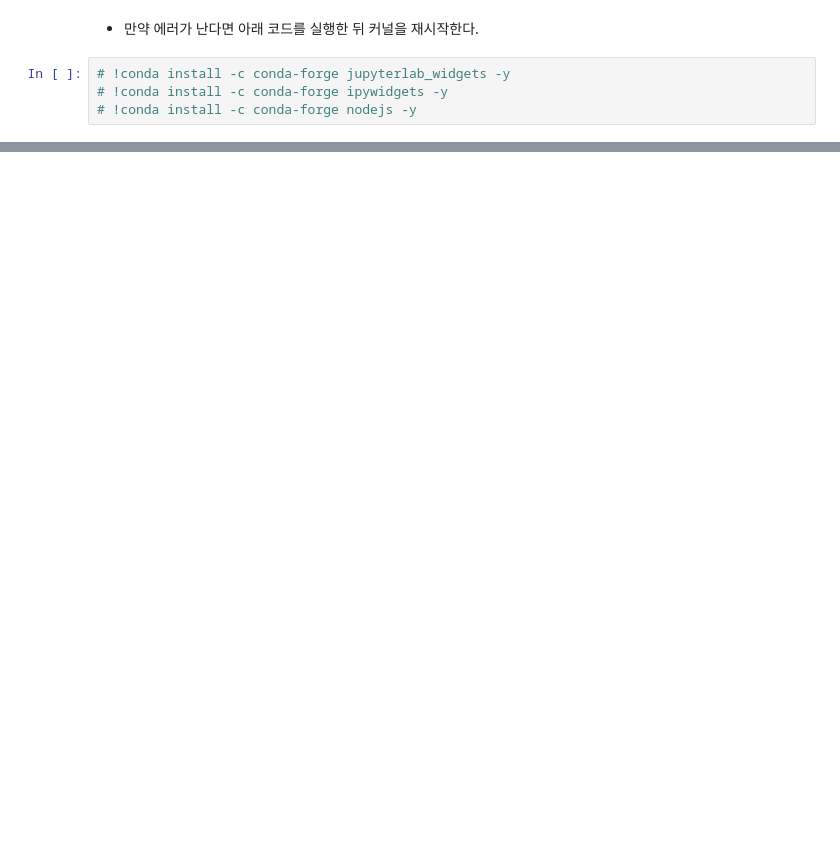
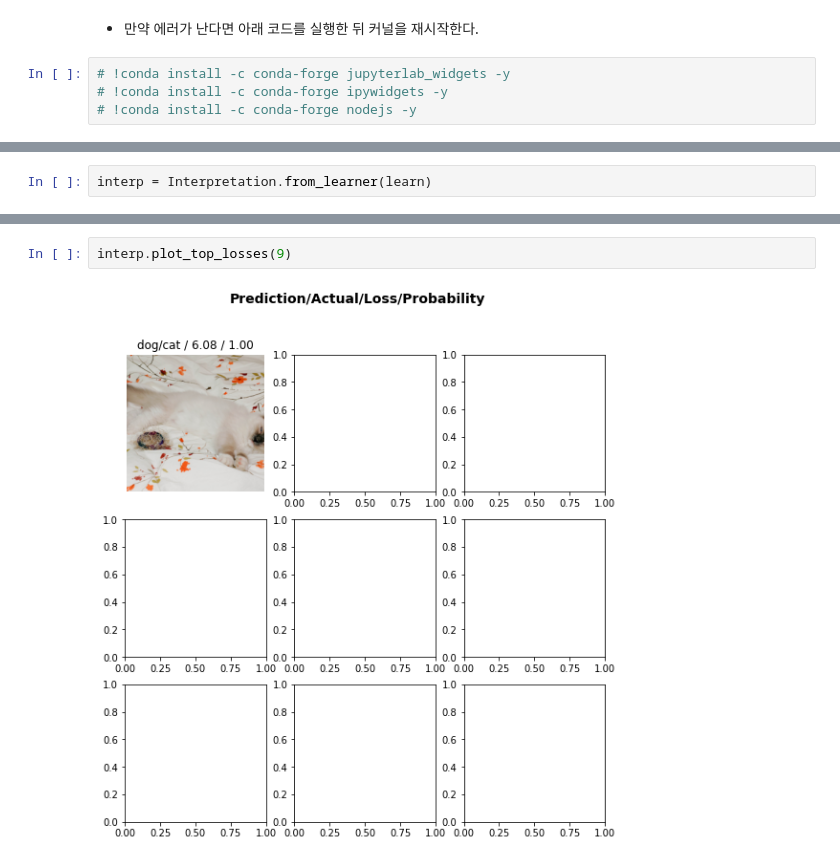
Before and after one commit to WooHyeok-Moon/Blog, a Jupyter notebook: _notebooks/2021-12-24-1주차.ipynb, the cells around one changed output, grey strips where cells are left out. Saved outputs shown, nothing was run; the diff lists cells and outputs as text; blank space fills up the shorter version.

```diff
--- a/_notebooks/2021-12-24-1주차.ipynb
+++ b/_notebooks/2021-12-24-1주차.ipynb
@@ -76,0 +94,2 @@ KeyboardInterrupt:
+# %%
+interp = Interpretation.from_learner(learn)
@@ -76,0 +98,4 @@ KeyboardInterrupt:
+# %%
+interp.plot_top_losses(9)
+# %% [output]
+[figure, added]
```
Also changed, not shown: parts of 19 cells of this notebook.
